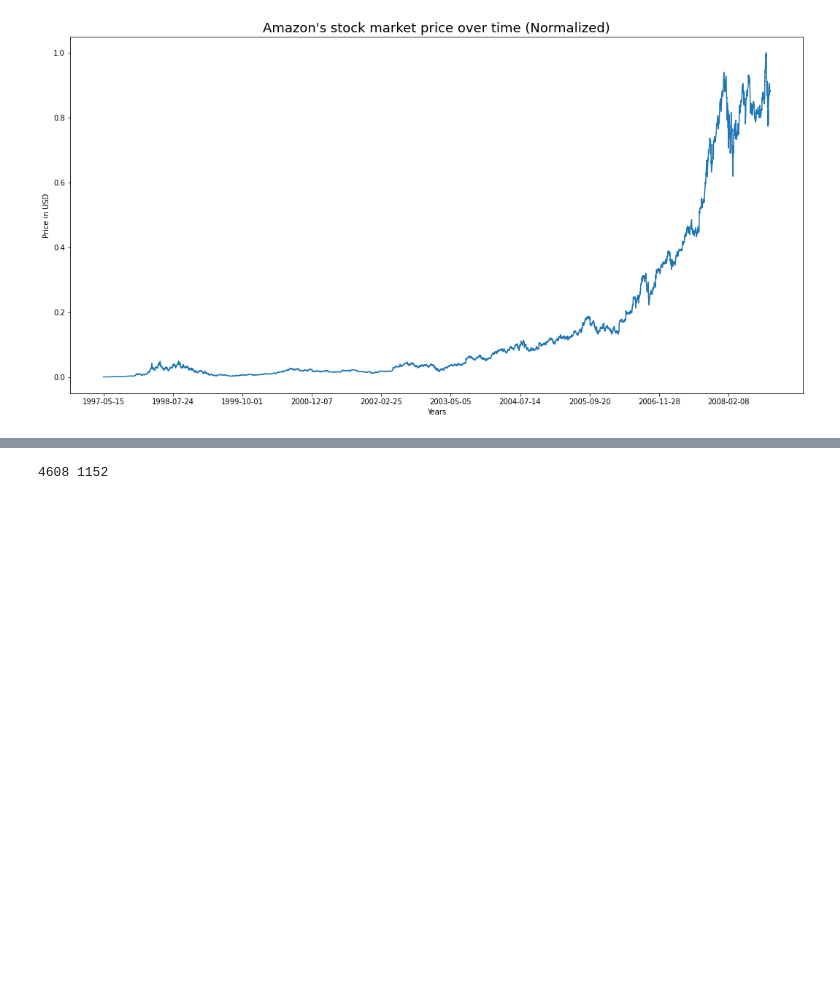
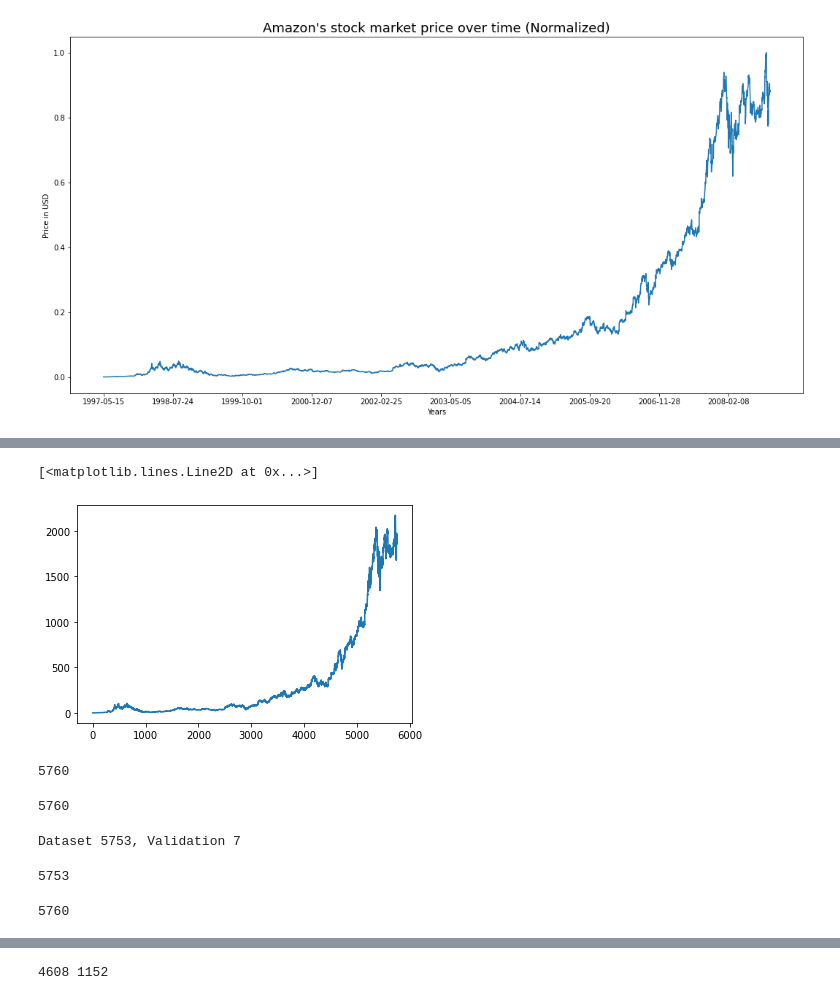
Before and after one commit to armandordorica/Twitter_Sentiment_Analysis, a Jupyter notebook: Amazon_stock_price_prediction.ipynb, the cells around one changed output, grey strips where cells are left out. Cells and saved outputs as stored; diff of their text form; code cells hidden in the pictures; blank space fills up the shorter version.

```diff
--- a/Amazon_stock_price_prediction.ipynb
+++ b/Amazon_stock_price_prediction.ipynb
@@ -115,0 +168,23 @@ plt.show()
+# %%
+from pandas import read_csv
+from statsmodels.tsa.arima_model import ARIMA
+import numpy
+
+# create a differenced series
+def difference(dataset, interval=1):
+	diff = list()
+	for i in range(interval, len(dataset)):
+		value = dataset[i] - dataset[i - interval]
+		diff.append(value)
+	return numpy.array(diff)
+
+# load dataset
+# seasonal difference
+X = dataset.values
+days_in_year = 365
+differenced = difference(X, days_in_year)
+# fit model
+model = ARIMA(differenced, order=(7,0,1))
+model_fit = model.fit(disp=0)
+# print summary of fit model
+print(model_fit.summary())
@@ -115,0 +234,12 @@ plt.show()
+# %%
+# multi-step out-of-sample forecast
+forecast = model_fit.forecast(steps=7)[0]
+# %%
+forecast_one_week_ahead = []
+history = [x for x in X]
+day = 1
+for yhat in forecast:
+	inverted = inverse_difference(history, yhat, days_in_year)
+	print('Day %d: %f' % (day, inverted))
+	history.append(inverted)
+	day += 1
@@ -115,0 +254,27 @@ plt.show()
+# %%
+history_np = np.array(history)
+# %%
+plt.plot(history_np)
+# %% [output]
+[<matplotlib.lines.Line2D at 0x...>]
+[figure, added]
+# %%
+len(df)
+# %% [output]
+5760
+# %%
+len(history_np)
+# %% [output]
+5760
+# %%
+print('Dataset %d, Validation %d' % (len(dataset), len(validation)))
+# %% [output]
+Dataset 5753, Validation 7
+# %%
+len(list(dataset))
+# %% [output]
+5753
+# %%
+len(list(history))
+# %% [output]
+5760
```
Also changed, not shown: parts of 25 cells of this notebook.
